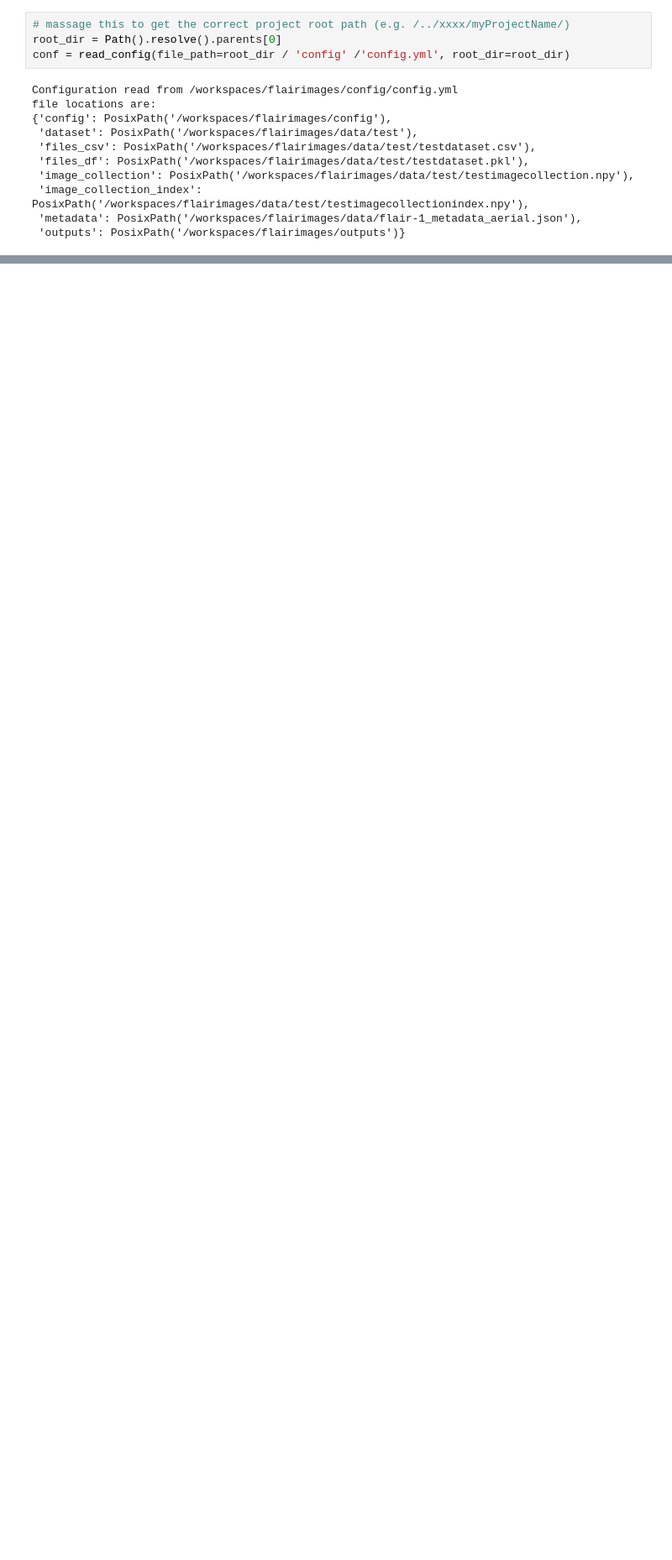
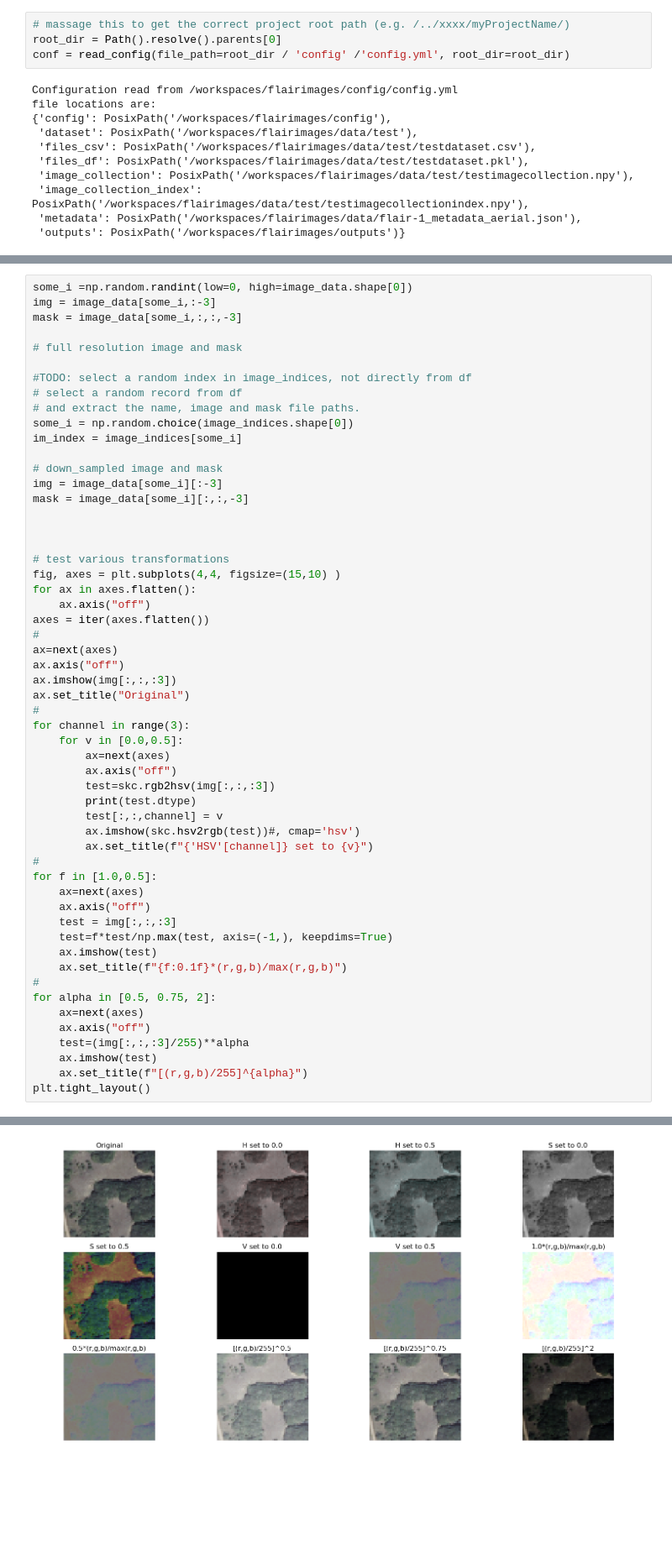
Before and after one commit to ChallengeDataTest/flairimages, a Jupyter notebook: src/divers_tests.ipynb, the cells around one changed output, grey strips where cells are left out. Shown at 84% size. Cells and saved outputs as stored; diff of their text form; blank space fills up the shorter version.

```diff
--- a/src/divers_tests.ipynb
+++ b/src/divers_tests.ipynb
@@ -68,0 +63,56 @@ print(f"{res.nbytes:,.0f} bytes")
+# %%
+some_i =np.random.randint(low=0, high=image_data.shape[0])
+img = image_data[some_i,:-3]
+mask = image_data[some_i,:,:,-3]
+
+# full resolution image and mask
+
+#TODO: select a random index in image_indices, not directly from df
+# select a random record from df
+# and extract the name, image and mask file paths.
+some_i = np.random.choice(image_indices.shape[0])
+im_index = image_indices[some_i]
+
+# down_sampled image and mask
+img = image_data[some_i][:-3]
+mask = image_data[some_i][:,:,-3]
+
+
+
+# test various transformations
+fig, axes = plt.subplots(4,4, figsize=(15,10) )
+for ax in axes.flatten():
+    ax.axis("off")
+axes = iter(axes.flatten())
+#
+ax=next(axes)
+ax.axis("off")
+ax.imshow(img[:,:,:3])
+ax.set_title("Original")
+#
+for channel in range(3):
+    for v in [0.0,0.5]:
+        ax=next(axes)
+        ax.axis("off")
+        test=skc.rgb2hsv(img[:,:,:3])
+        print(test.dtype)
+        test[:,:,channel] = v
+        ax.imshow(skc.hsv2rgb(test))#, cmap='hsv')
+        ax.set_title(f"{'HSV'[channel]} set to {v}")
+#
+for f in [1.0,0.5]:
+    ax=next(axes)
+    ax.axis("off")
+    test = img[:,:,:3]
+    test=f*test/np.max(test, axis=(-1,), keepdims=True)
+    ax.imshow(test)
+    ax.set_title(f"{f:0.1f}*(r,g,b)/max(r,g,b)")
+#
+for alpha in [0.5, 0.75, 2]:
+    ax=next(axes)
+    ax.axis("off")
+    test=(img[:,:,:3]/255)**alpha
+    ax.imshow(test)
+    ax.set_title(f"[(r,g,b)/255]^{alpha}")
+plt.tight_layout()
+# %% [output]
@@ -68,0 +125 @@ print(f"{res.nbytes:,.0f} bytes")
+[figure, added]
```
Also changed, not shown: parts of 4 cells of this notebook, 5 other files.
